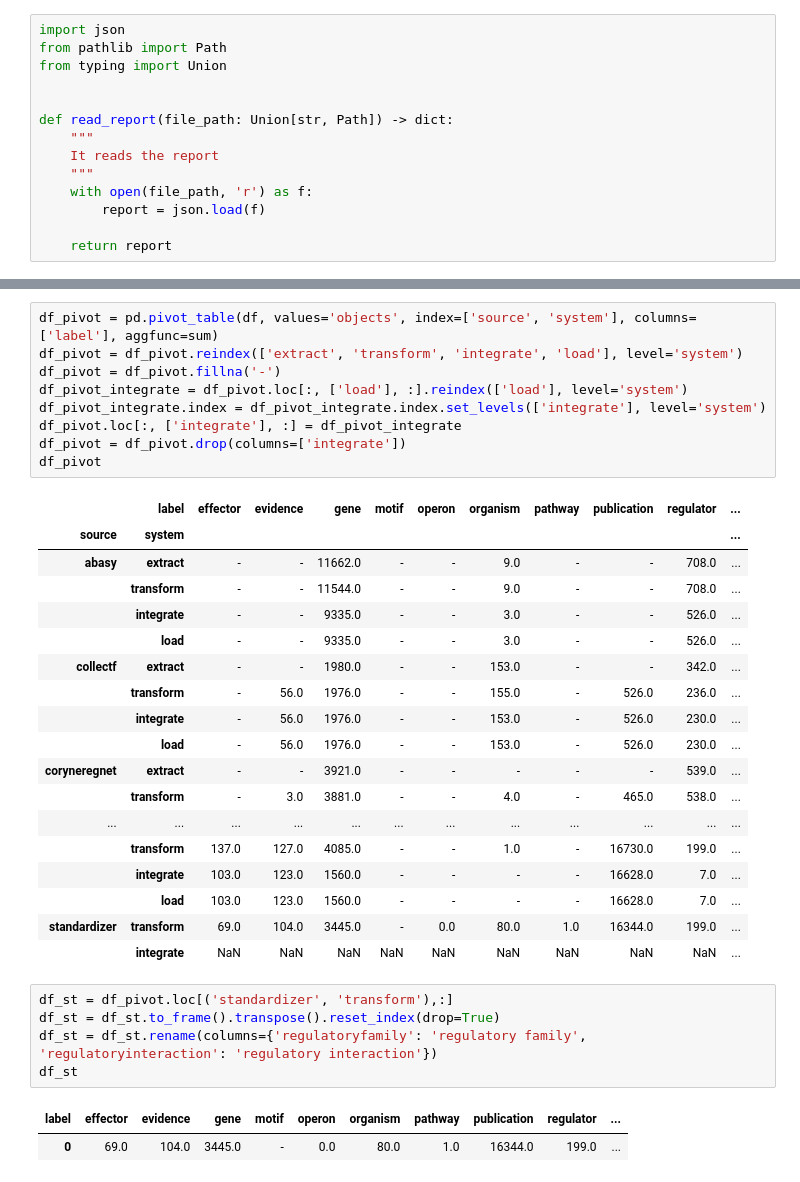
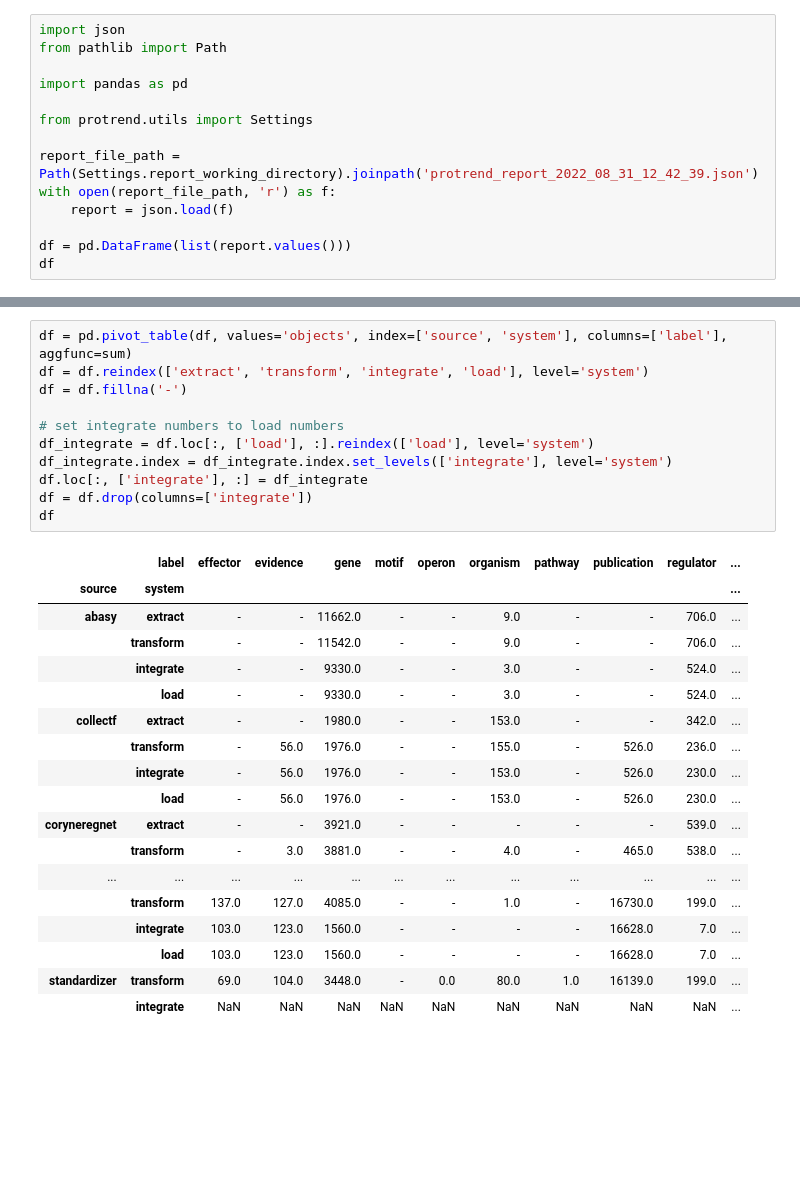
Before and after one commit to cruz-f/protrend-database, a Jupyter notebook: src/protrend/report/integration_report.ipynb, the cells around one changed output, grey strips where cells are left out. Drawn from its saved outputs; the diff is of its cells as text; blank space fills up the shorter version.

```diff
--- a/src/protrend/report/integration_report.ipynb
+++ b/src/protrend/report/integration_report.ipynb
@@ -7,14 +1,14 @@ from protrend.utils import Settings
 # %%
 import json
 from pathlib import Path
-from typing import Union
 
+import pandas as pd
 
-def read_report(file_path: Union[str, Path]) -> dict:
-    """
-    It reads the report
-    """
-    with open(file_path, 'r') as f:
-        report = json.load(f)
+from protrend.utils import Settings
 
-    return report
+report_file_path = Path(Settings.report_working_directory).joinpath('protrend_report_2022_08_31_12_42_39.json')
+with open(report_file_path, 'r') as f:
+    report = json.load(f)
+
+df = pd.DataFrame(list(report.values()))
+df
@@ -75,19 +29,21 @@ df
 # %%
-df_pivot = pd.pivot_table(df, values='objects', index=['source', 'system'], columns=['label'], aggfunc=sum)
-df_pivot = df_pivot.reindex(['extract', 'transform', 'integrate', 'load'], level='system')
-df_pivot = df_pivot.fillna('-')
-df_pivot_integrate = df_pivot.loc[:, ['load'], :].reindex(['load'], level='system')
-df_pivot_integrate.index = df_pivot_integrate.index.set_levels(['integrate'], level='system')
-df_pivot.loc[:, ['integrate'], :] = df_pivot_integrate
-df_pivot = df_pivot.drop(columns=['integrate'])
-df_pivot
+df = pd.pivot_table(df, values='objects', index=['source', 'system'], columns=['label'], aggfunc=sum)
+df = df.reindex(['extract', 'transform', 'integrate', 'load'], level='system')
+df = df.fillna('-')
+
+# set integrate numbers to load numbers
+df_integrate = df.loc[:, ['load'], :].reindex(['load'], level='system')
+df_integrate.index = df_integrate.index.set_levels(['integrate'], level='system')
+df.loc[:, ['integrate'], :] = df_integrate
+df = df.drop(columns=['integrate'])
+df
 # %% [output]
 |  | label | effector | evidence | gene | motif | operon | organism | pathway | publication | regulator | ... |
 | source | system |  |  |  |  |  |  |  |  |  | ... |
-| abasy | extract | - | - | 11662.0 | - | - | 9.0 | - | - | 708.0 | ... |
-|  | transform | - | - | 11544.0 | - | - | 9.0 | - | - | 708.0 | ... |
-|  | integrate | - | - | 9335.0 | - | - | 3.0 | - | - | 526.0 | ... |
-|  | load | - | - | 9335.0 | - | - | 3.0 | - | - | 526.0 | ... |
+| abasy | extract | - | - | 11662.0 | - | - | 9.0 | - | - | 706.0 | ... |
+|  | transform | - | - | 11542.0 | - | - | 9.0 | - | - | 706.0 | ... |
+|  | integrate | - | - | 9330.0 | - | - | 3.0 | - | - | 524.0 | ... |
+|  | load | - | - | 9330.0 | - | - | 3.0 | - | - | 524.0 | ... |
 | collectf | extract | - | - | 1980.0 | - | - | 153.0 | - | - | 342.0 | ... |
 |  | transform | - | 56.0 | 1976.0 | - | - | 155.0 | - | 526.0 | 236.0 | ... |
 |  | integrate | - | 56.0 | 1976.0 | - | - | 153.0 | - | 526.0 | 230.0 | ... |
@@ -98,13 +54,5 @@ df_pivot
 |  | transform | 137.0 | 127.0 | 4085.0 | - | - | 1.0 | - | 16730.0 | 199.0 | ... |
 |  | integrate | 103.0 | 123.0 | 1560.0 | - | - | - | - | 16628.0 | 7.0 | ... |
 |  | load | 103.0 | 123.0 | 1560.0 | - | - | - | - | 16628.0 | 7.0 | ... |
-| standardizer | transform | 69.0 | 104.0 | 3445.0 | - | 0.0 | 80.0 | 1.0 | 16344.0 | 199.0 | ... |
+| standardizer | transform | 69.0 | 104.0 | 3448.0 | - | 0.0 | 80.0 | 1.0 | 16139.0 | 199.0 | ... |
 |  | integrate | NaN | NaN | NaN | NaN | NaN | NaN | NaN | NaN | NaN | ... |
-# %%
-df_st = df_pivot.loc[('standardizer', 'transform'),:]
-df_st = df_st.to_frame().transpose().reset_index(drop=True)
-df_st = df_st.rename(columns={'regulatoryfamily': 'regulatory family', 'regulatoryinteraction': 'regulatory interaction'})
-df_st
-# %% [output]
-| label | effector | evidence | gene | motif | operon | organism | pathway | publication | regulator | ... |
-| 0 | 69.0 | 104.0 | 3445.0 | - | 0.0 | 80.0 | 1.0 | 16344.0 | 199.0 | ... |
```
Also changed, not shown: parts of 12 cells of this notebook, 2 other files.
